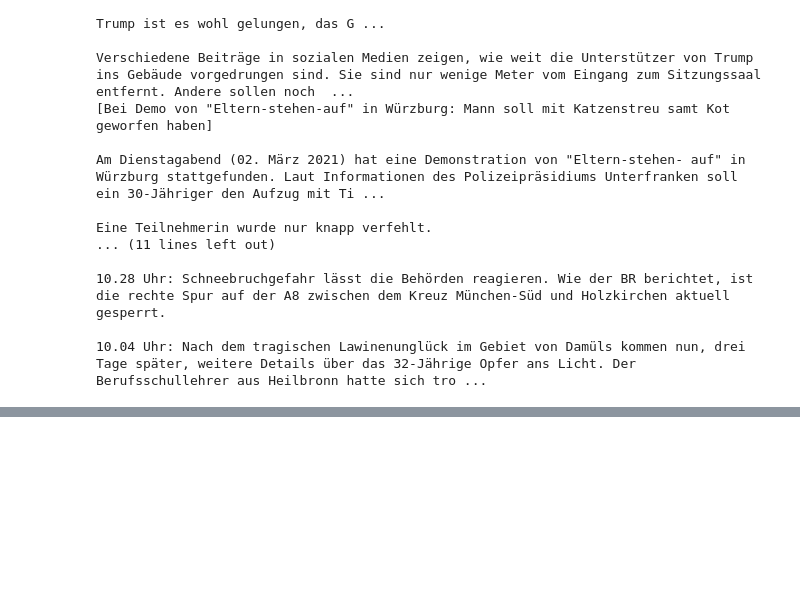
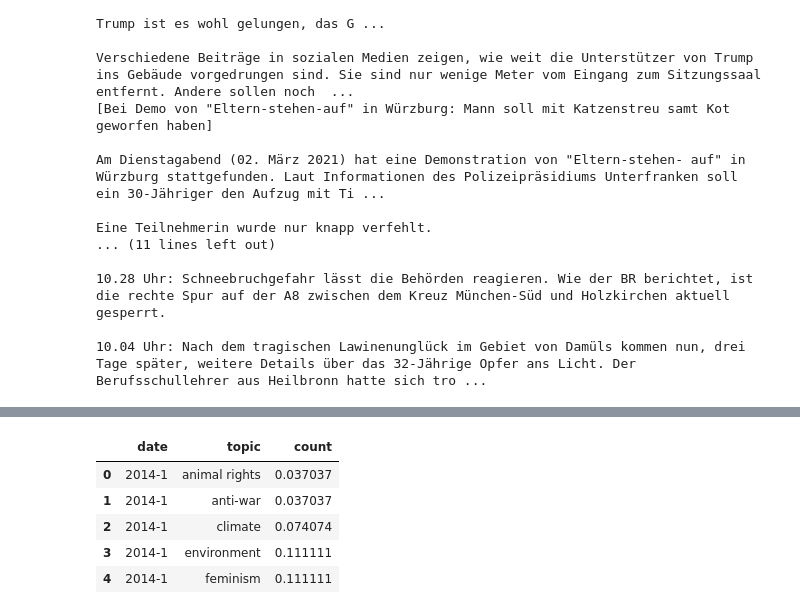
Before and after one commit to davidpomerenke/protest-impact, a Jupyter notebook: docs/notes/02-13-association.ipynb, the cells around one changed output, grey strips where cells are left out. Saved outputs shown, nothing was run; the diff lists cells and outputs as text; code cells hidden in the pictures; blank space fills up the shorter version.

```diff
--- a/docs/notes/02-13-association.ipynb
+++ b/docs/notes/02-13-association.ipynb
@@ -157,0 +196,11 @@ with open(project_root / "data" / "protest" / "protest_news_predicted.jsonl", "w
+# %%
+# normalize by month
+df["count"] = df["count"] / df.groupby("date")["count"].transform("sum")
+df.head()
+# %% [output]
+|  | date | topic | count |
+| 0 | 2014-1 | animal rights | 0.037037 |
+| 1 | 2014-1 | anti-war | 0.037037 |
+| 2 | 2014-1 | climate | 0.074074 |
+| 3 | 2014-1 | environment | 0.111111 |
+| 4 | 2014-1 | feminism | 0.111111 |
```
Also changed, not shown: parts of 3 cells of this notebook.
